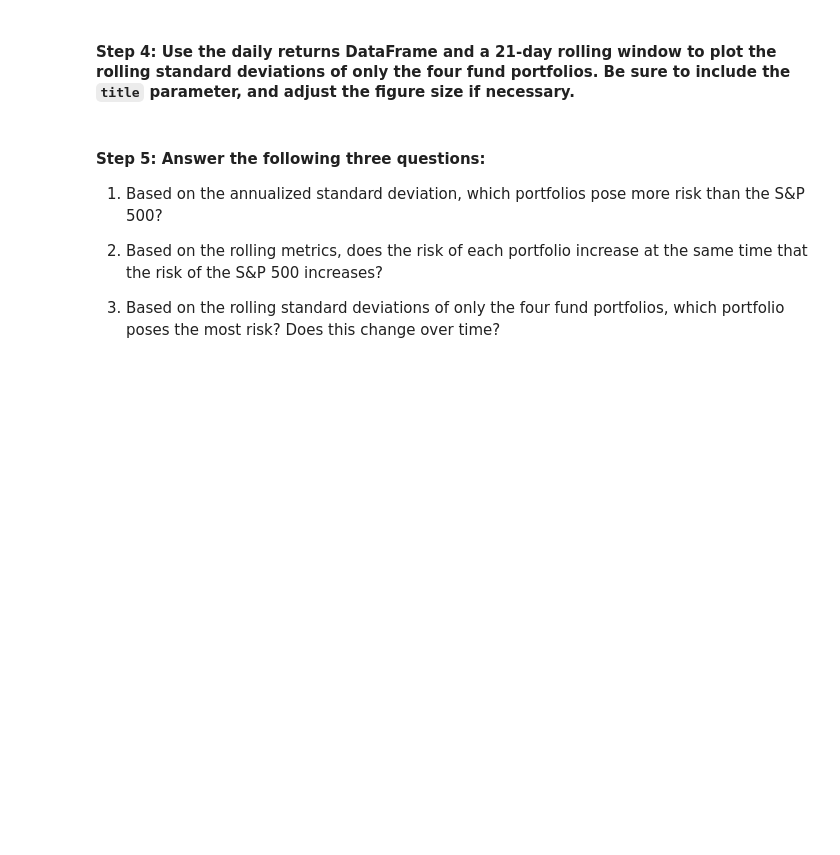
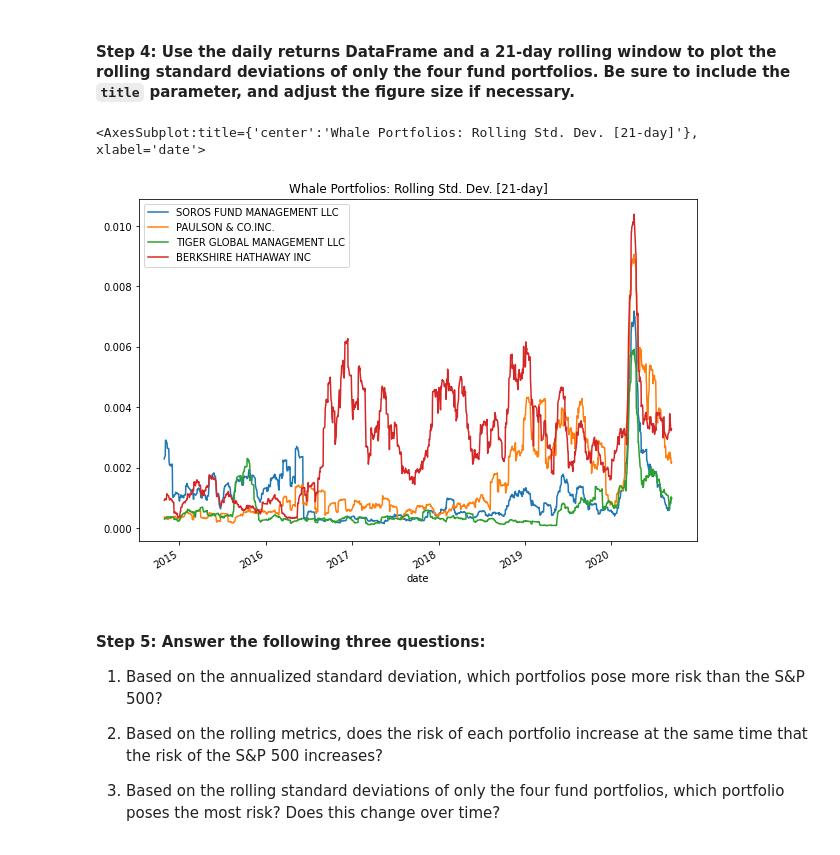
Before and after one commit to ALovettII/4-challenge, a Jupyter notebook: risk_return_analysis.ipynb, the cells around one changed output. Saved outputs shown, nothing was run; the diff lists cells and outputs as text; code cells hidden in the pictures; blank space fills up the shorter version.

```diff
--- a/risk_return_analysis.ipynb
+++ b/risk_return_analysis.ipynb
@@ -291,9 +298,15 @@ dtype: float64
 # %% [markdown]
 #### Step 4: Use the daily returns DataFrame and a 21-day rolling window to plot the rolling standard deviations of only the four fund portfolios. Be sure to include the `title` parameter, and adjust the figure size if necessary.
 # %%
+# Creating variable: rolling 21-day window (just the four portfolios)
+pfls_std_21 = daily_returns_pfls.rolling(window=21).std()
+
 # Using the daily return data and a 21-day rolling window, plot the rolling standard deviation of just the 4 portfolios.
 # Include a title parameter and adjust the figure size
-# YOUR CODE HERE
+pfls_std_21.plot(figsize=(10,7), title="Whale Portfolios: Rolling Std. Dev. [21-day]")
+# %% [output]
+<AxesSubplot:title={'center':'Whale Portfolios: Rolling Std. Dev. [21-day]'}, xlabel='date'>
+[figure, added]
 # %% [markdown]
 #### Step 5: Answer the following three questions:
 
```
Also changed, not shown: parts of 7 cells of this notebook.
